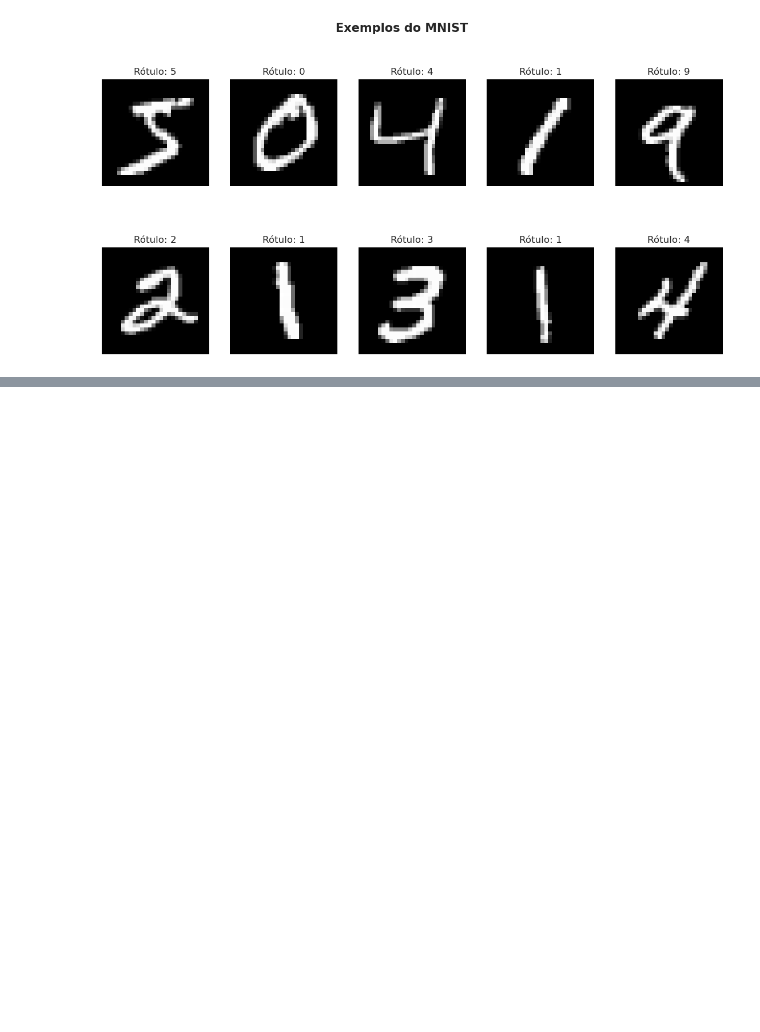
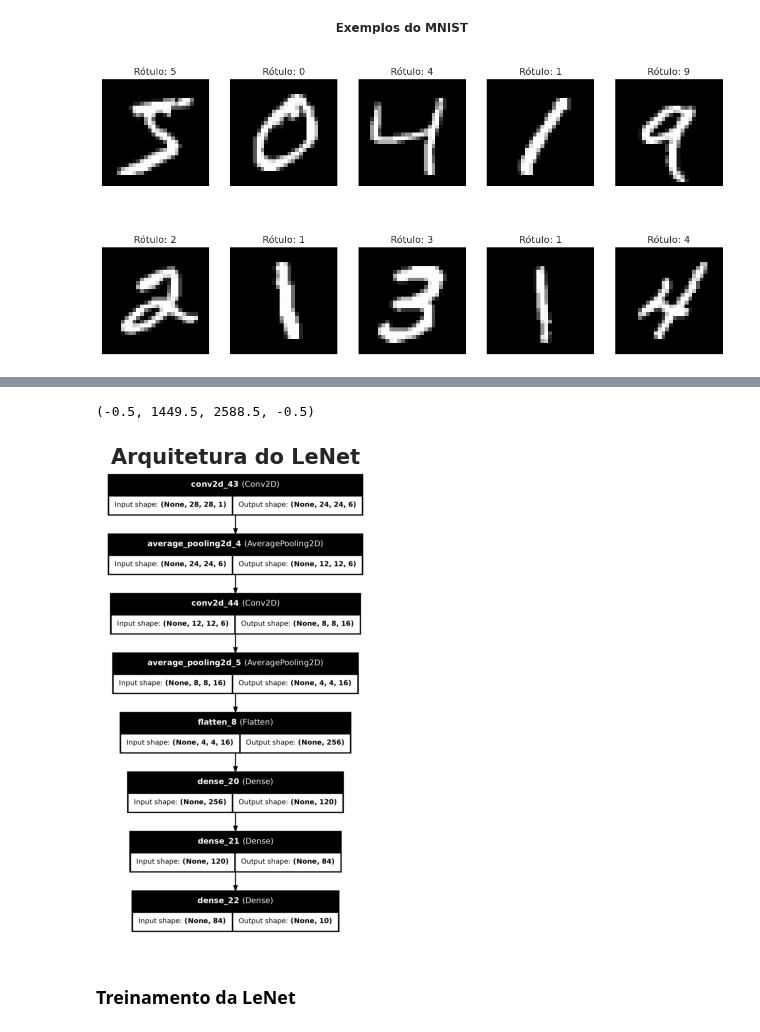
Before and after one commit to guipereira2/Projetos_RedesNeurais, a Jupyter notebook: Projeto 5 - CNN/Projeto5.ipynb, the cells around one changed output, grey strips where cells are left out. Drawn from its saved outputs; the diff is of its cells as text; code cells hidden in the pictures; blank space fills up the shorter version.

Commit message:
Algumas arquiteturas CNN

```diff
--- a/Projeto 5 - CNN/Projeto5.ipynb
+++ b/Projeto 5 - CNN/Projeto5.ipynb
@@ -79,0 +138,26 @@ Tamanho do teste: (10000, 28, 28), (10000,)
+# %%
+from keras.models import Sequential
+from keras.layers import Conv2D, AveragePooling2D, Flatten, Dense
+
+def construir_lenet(formato_entrada=(28,28,1), num_classes=10):
+    modelo = Sequential()
+    # Primeira camada convolucional: 6 filtros, kernel 5x5, ativação ReLU
+    modelo.add(Conv2D(6, kernel_size=(5,5), activation='relu', input_shape=formato_entrada))
+    # Primeira camada de pooling: pooling médio 2x2
+    modelo.add(AveragePooling2D(pool_size=(2,2)))
+    # Segunda camada convolucional: 16 filtros, kernel 5x5, ativação ReLU
+    modelo.add(Conv2D(16, kernel_size=(5,5), activation='relu'))
+    # Segunda camada de pooling: pooling médio 2x2
+    modelo.add(AveragePooling2D(pool_size=(2,2)))
+    # Achatar os mapas de características para as camadas densas
+    modelo.add(Flatten())
+    # Camadas totalmente conectadas (densas)
+    modelo.add(Dense(120, activation='relu'))
+    modelo.add(Dense(84, activation='relu'))
+    # Camada de saída com ativação softmax para classificação em 10 classes
+    modelo.add(Dense(num_classes, activation='softmax'))
+    return modelo
+
+# Criação do modelo LeNet
+modelo_lenet = construir_lenet(formato_entrada=(28,28,1), num_classes=10)
+modelo_lenet.compile(optimizer='adam', loss='sparse_categorical_crossentropy', metrics=['accuracy'])
@@ -79,0 +168,18 @@ Tamanho do teste: (10000, 28, 28), (10000,)
+# %%
+from keras.utils import plot_model
+
+# Gera o diagrams do modelo
+plot_model(modelo_lenet, to_file="./imgs/lenet.png", show_shapes=True, show_layer_names=True)
+
+img_lenet = plt.imread("./imgs/lenet.png")
+
+# Plotar a arquitetura do modelo
+plt.figure(figsize=(10, 6))
+plt.imshow(img_lenet)
+plt.title("Arquitetura do LeNet", fontsize=15, fontweight='bold')
+plt.axis("off")
+# %% [output]
+(-0.5, 1449.5, 2588.5, -0.5)
+[figure, added]
+# %% [markdown]
+### Treinamento da LeNet
```
Also changed, not shown: parts of 40 cells of this notebook, 4 other files.
